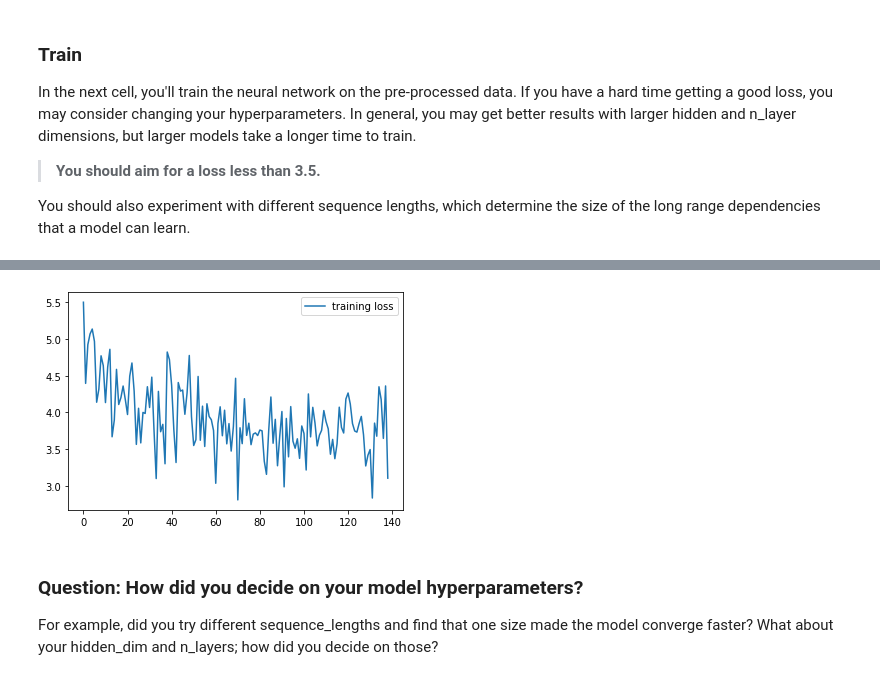
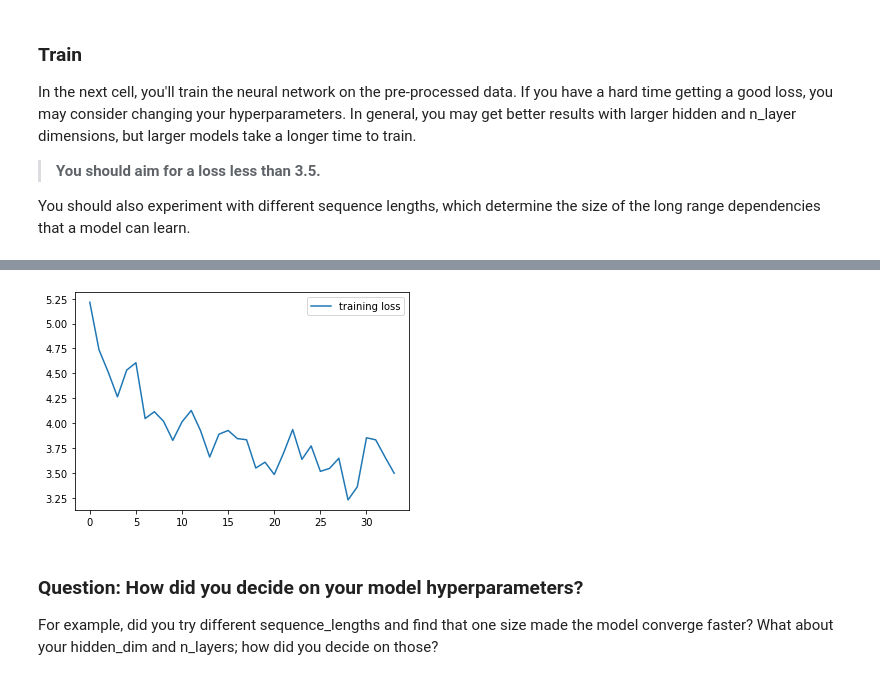
Before and after one commit to ddhartma/TV-Script-Generator, a Jupyter notebook: dlnd_tv_script_generation.ipynb, the cells around one changed output, grey strips where cells are left out. Cells and saved outputs as stored; diff of their text form; code cells hidden in the pictures.

Commit message:
test: Test parameters Train8

```diff
--- a/dlnd_tv_script_generation.ipynb
+++ b/dlnd_tv_script_generation.ipynb
@@ -676,19 +676,19 @@ Epoch:    5/5     Loss: 3.805999927997589
 
 Model Trained and Saved
 # %%
-train = 'Train7'
+train = 'Train8'
 # Export Loss as Dataframe
 loss_df = pd.DataFrame(running_loss_history)
 loss_df.to_excel(train + ".xlsx")
 
 # Plot Loss and Save Loss-Plot
 f = plt.figure()
 plt.plot(running_loss_history, label='training loss')
 plt.legend()
 
 f.savefig(train + ".png", bbox_inches='tight', dpi=600)
 # %% [output]
-[figure, old version]
+[figure, new version]
 # %% [markdown]
 ### Question: How did you decide on your model hyperparameters?
 For example, did you try different sequence_lengths and find that one size made the model converge faster? What about your hidden_dim and n_layers; how did you decide on those?
```
Also changed, not shown: parts of 5 cells of this notebook, 4 other files.
